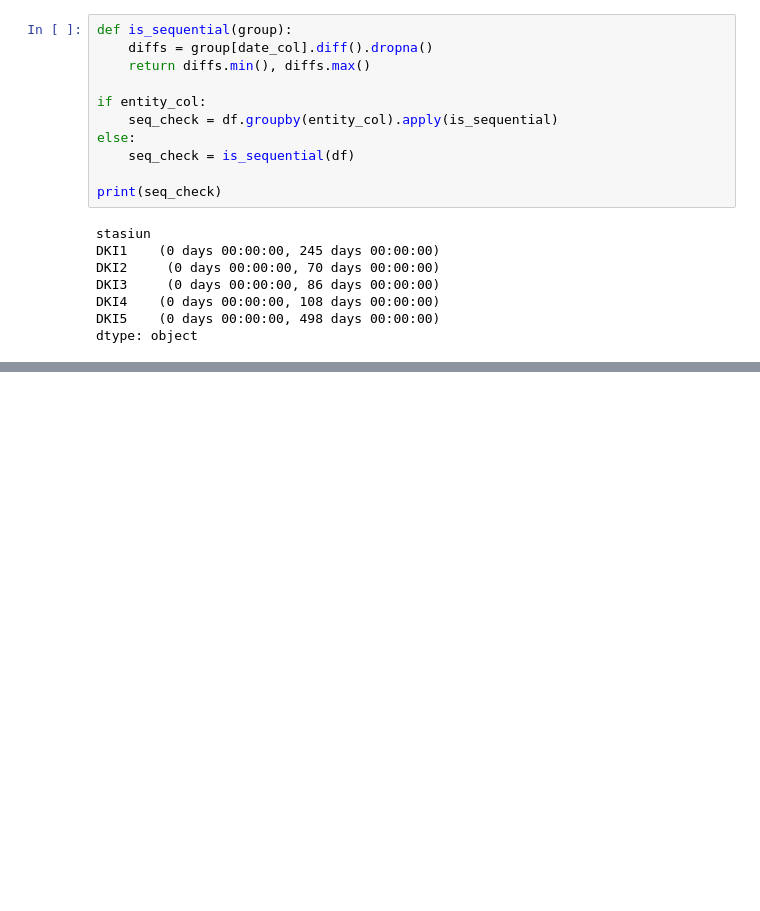
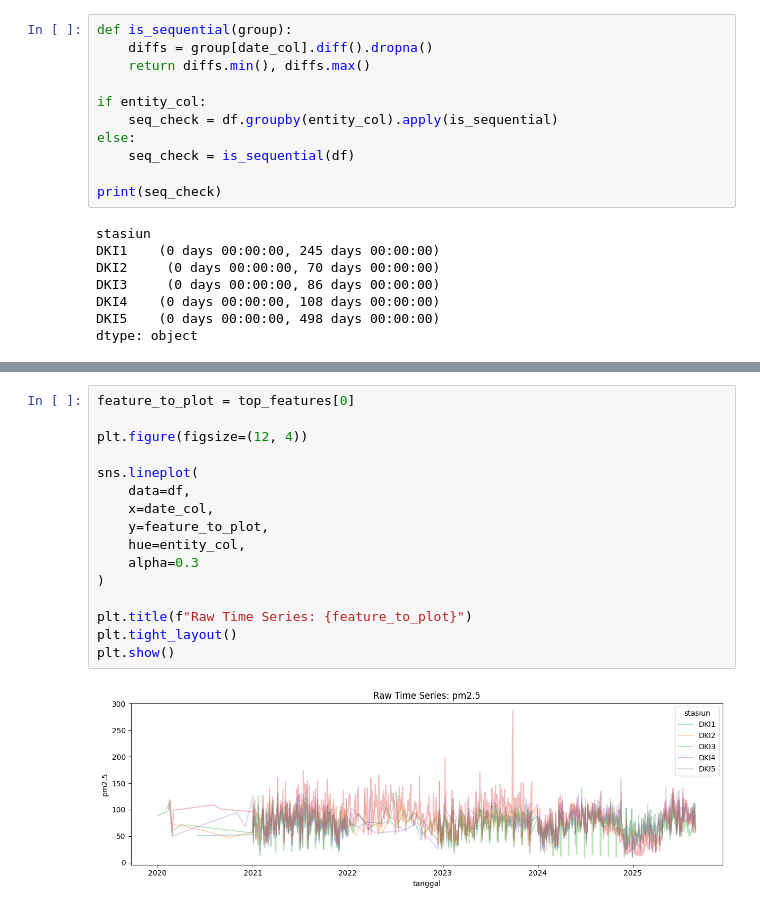
Before and after one commit to rovanwardana/hatikuKosongTakutDitanemSawit, a Jupyter notebook: notebook.ipynb, the cells around one changed output, grey strips where cells are left out. Cells and saved outputs as stored; diff of their text form; blank space fills up the shorter version.

```diff
--- a/notebook.ipynb
+++ b/notebook.ipynb
@@ -300,0 +475,18 @@ dtype: object
+# %%
+feature_to_plot = top_features[0]
+
+plt.figure(figsize=(12, 4))
+
+sns.lineplot(
+    data=df,
+    x=date_col,
+    y=feature_to_plot,
+    hue=entity_col,
+    alpha=0.3
+)
+
+plt.title(f"Raw Time Series: {feature_to_plot}")
+plt.tight_layout()
+plt.show()
+# %% [output]
+[figure, added]
```
Also changed, not shown: parts of 24 cells of this notebook, 2 other files.
